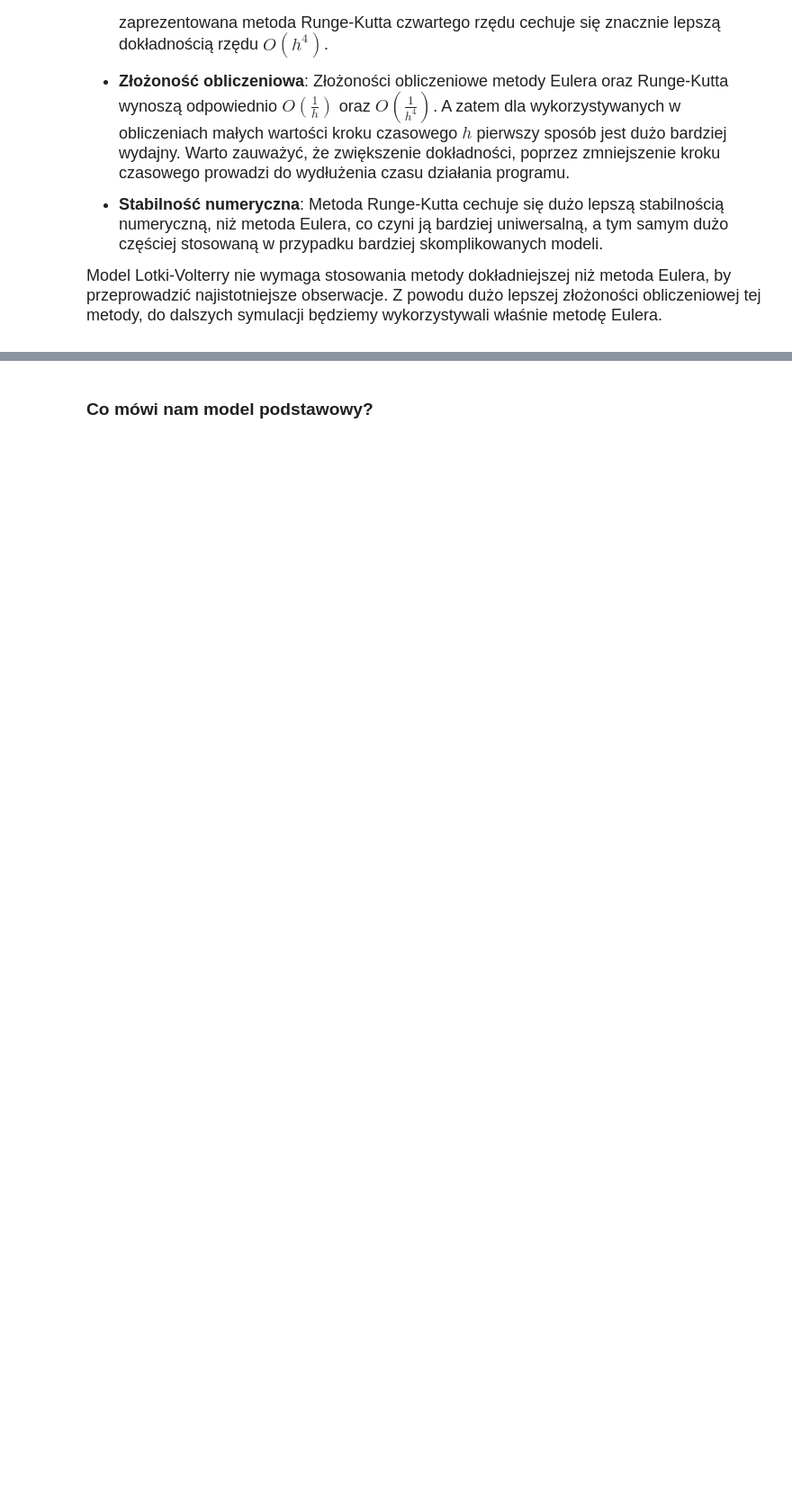
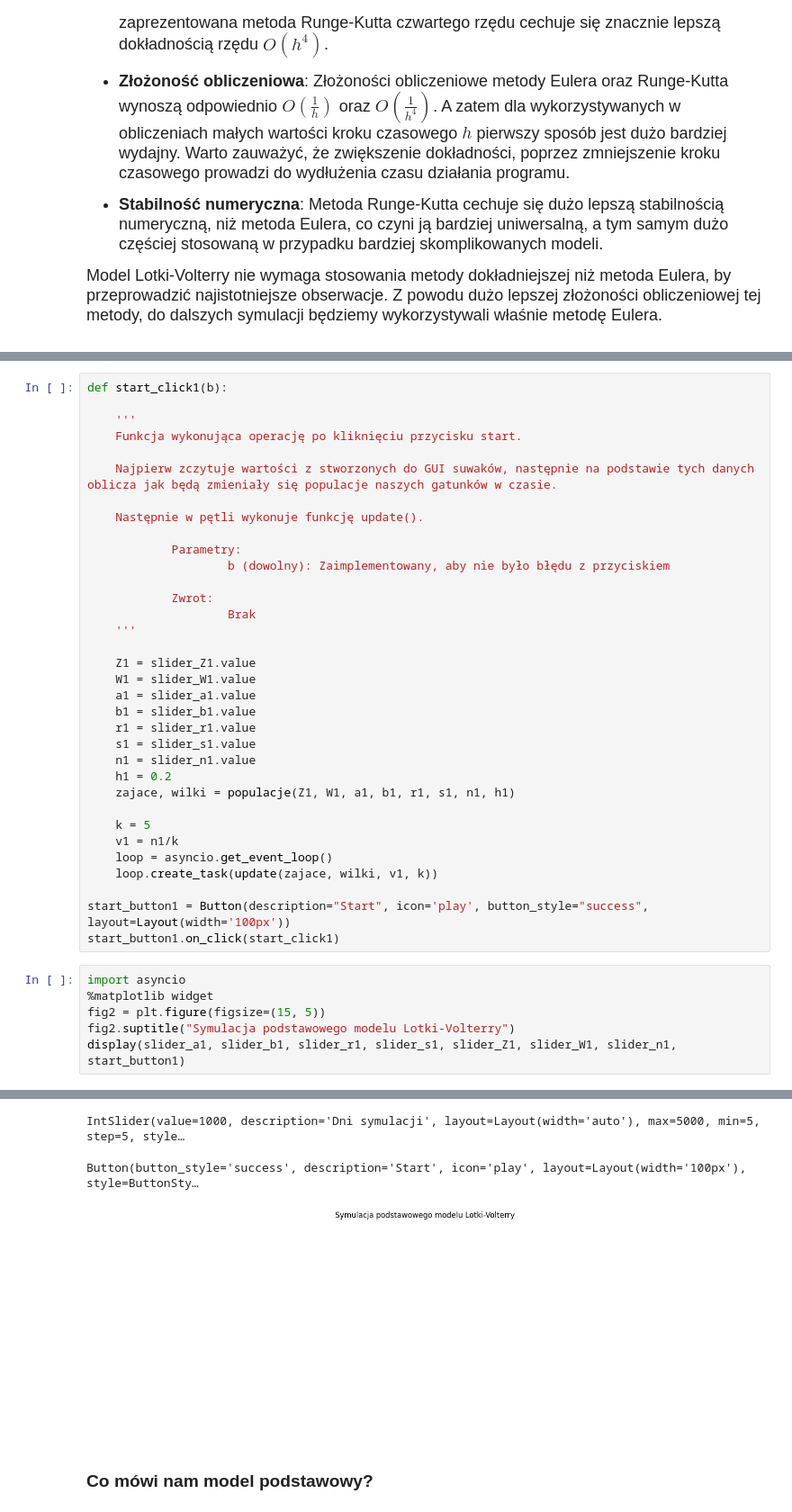
Before and after one commit to rafglo/ODE, a Jupyter notebook: projekt.ipynb, the cells around one changed output, grey strips where cells are left out. Shown: that part at 90% size. Cells and saved outputs as stored; diff of their text form; blank space fills up the shorter version.

```diff
--- a/projekt.ipynb
+++ b/projekt.ipynb
@@ -480,0 +475,41 @@ plt.show()
+# %%
+def start_click1(b):
+
+    '''
+    Funkcja wykonująca operację po kliknięciu przycisku start.
+
+    Najpierw zczytuje wartości z stworzonych do GUI suwaków, następnie na podstawie tych danych oblicza jak będą zmieniały się populacje naszych gatunków w czasie.
+
+    Następnie w pętli wykonuje funkcję update().
+
+            Parametry:
+                    b (dowolny): Zaimplementowany, aby nie było błędu z przyciskiem
+
+            Zwrot:
+                    Brak
+    '''
+
+    Z1 = slider_Z1.value
+    W1 = slider_W1.value
+    a1 = slider_a1.value
+    b1 = slider_b1.value
+    r1 = slider_r1.value
+    s1 = slider_s1.value
+    n1 = slider_n1.value
+    h1 = 0.2
+    zajace, wilki = populacje(Z1, W1, a1, b1, r1, s1, n1, h1)
+
+    k = 5
+    v1 = n1/k
+    loop = asyncio.get_event_loop()
+    loop.create_task(update(zajace, wilki, v1, k))
+
+start_button1 = Button(description="Start", icon='play', button_style="success", layout=Layout(width='100px'))
+start_button1.on_click(start_click1)
+# %%
+import asyncio
+%matplotlib widget
+fig2 = plt.figure(figsize=(15, 5))
+fig2.suptitle("Symulacja podstawowego modelu Lotki-Volterry")
+display(slider_a1, slider_b1, slider_r1, slider_s1, slider_Z1, slider_W1, slider_n1, start_button1)
+# %% [output]
@@ -481,3 +522,6 @@ plt.show()
+IntSlider(value=1000, description='Dni symulacji', layout=Layout(width='auto'), max=5000, min=5, step=5, style…
+Button(button_style='success', description='Start', icon='play', layout=Layout(width='100px'), style=ButtonSty…
+[figure, added]
 # %% [markdown]
 ### **Co mówi nam model podstawowy?**
 # %% [markdown]
```
Also changed, not shown: parts of 46 cells of this notebook.
